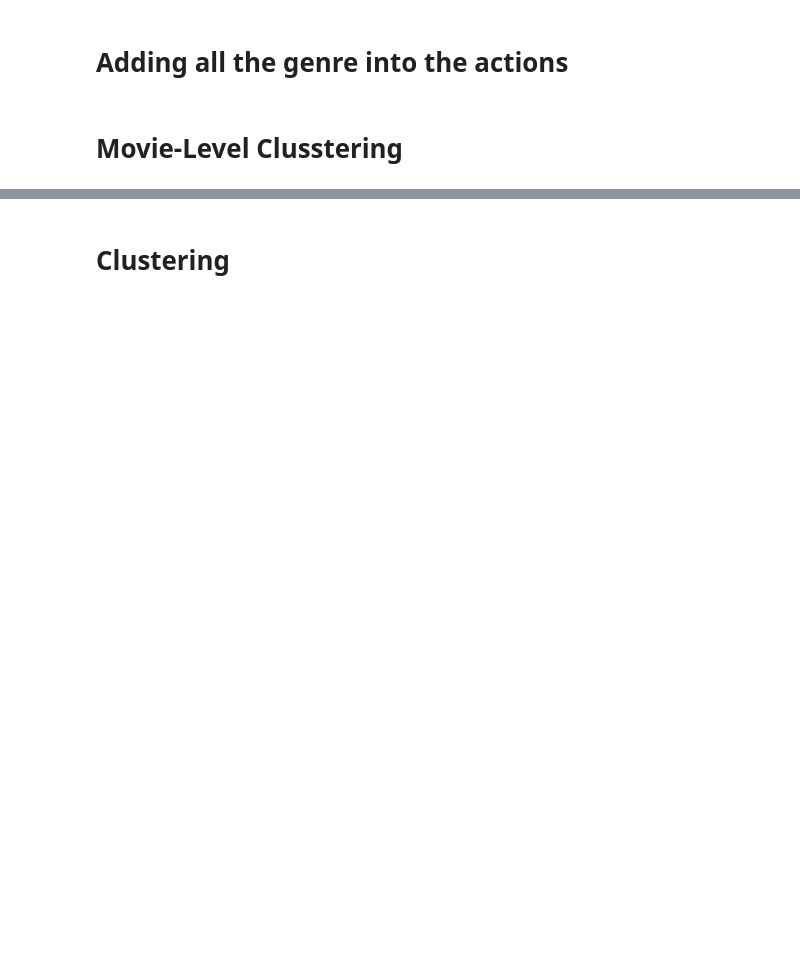
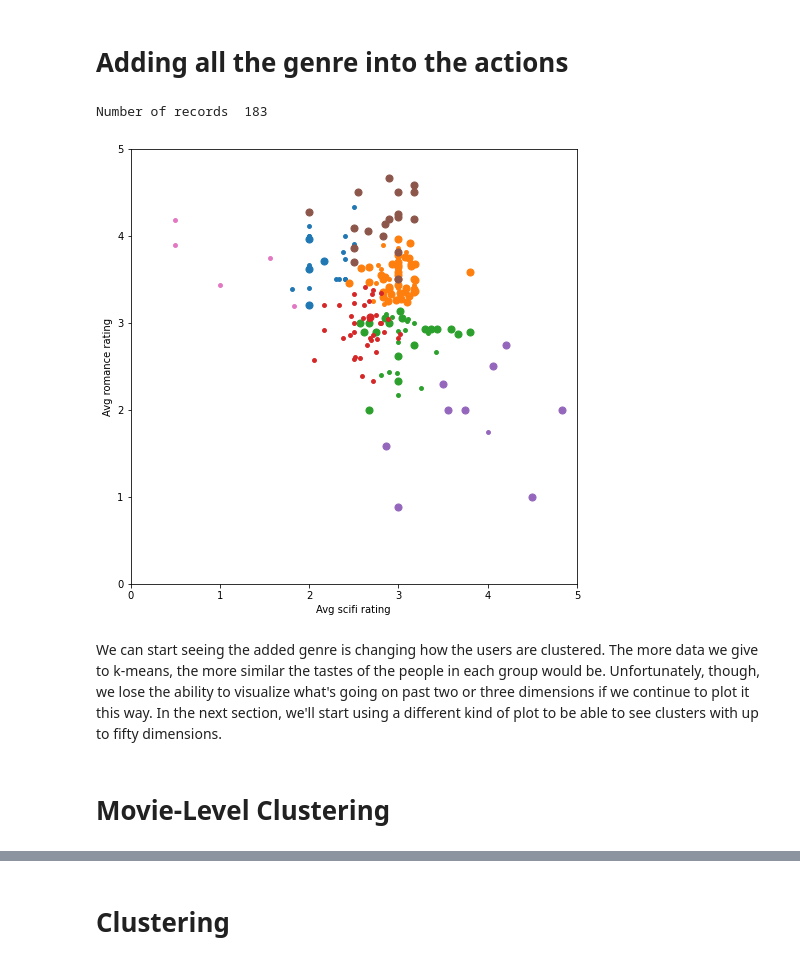
Before and after one commit to kartikeyshaurya/Covid_19_Days, a Jupyter notebook: 8Customer_Segmentation/K_means.ipynb, the cells around one changed output, grey strips where cells are left out. Cells and saved outputs as stored; diff of their text form; code cells hidden in the pictures; blank space fills up the shorter version.

```diff
--- a/8Customer_Segmentation/K_means.ipynb
+++ b/8Customer_Segmentation/K_means.ipynb
@@ -213,4 +224,27 @@ ax.yaxis.grid(True, which='both')
 # %% [markdown]
 # Adding all the genre into the actions
+# %%
+all_genre_ratings = helper.get_genre_ratings(ratings, movies, ['Romance', 'Sci-Fi', 'Action'], ['avg_romance_rating', 'avg_scifi_rating', 'avg_action_rating'])
+
+all_genre_rating = helper.bias_genre_rating_dataset(all_genre_ratings, 3.2, 2.5).dropna()
+
+print("Number of records ", len(all_genre_rating))
+# %% [output]
+Number of records  183
+# %%
+X_with_action =  all_genre_rating[['avg_scifi_rating', 'avg_romance_rating', 'avg_action_rating']].values
+# %%
+kmeans_5 =  KMeans(n_clusters = 7)
+kmeans_5.fit(X_with_action)
+
+# and just plot it
+predictions_5 = kmeans_5.predict(X_with_action)
+helper.draw_clusters_3d(all_genre_rating,predictions_5 )
+# %% [output]
+[figure, added]
+# %% [markdown]
+<p>
+We can start seeing the added genre is changing how the users are clustered. The more data we give to k-means, the more similar the tastes of the people in each group would be. Unfortunately, though, we lose the ability to visualize what's going on past two or three dimensions if we continue to plot it this way. In the next section, we'll start using a different kind of plot to be able to see clusters with up to fifty dimensions.
+</p>
 # %% [markdown]
-# Movie-Level Clusstering
+# Movie-Level Clustering
```
Also changed, not shown: parts of 12 cells of this notebook.
